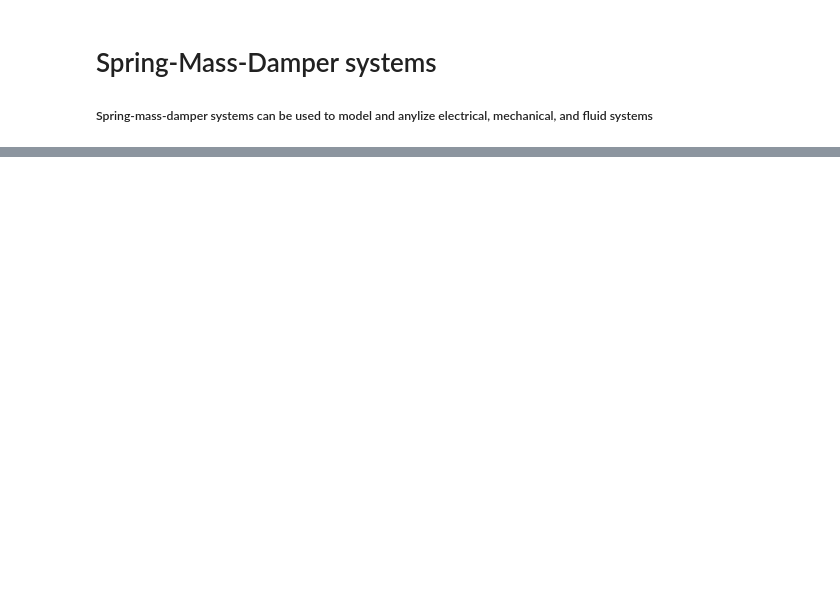
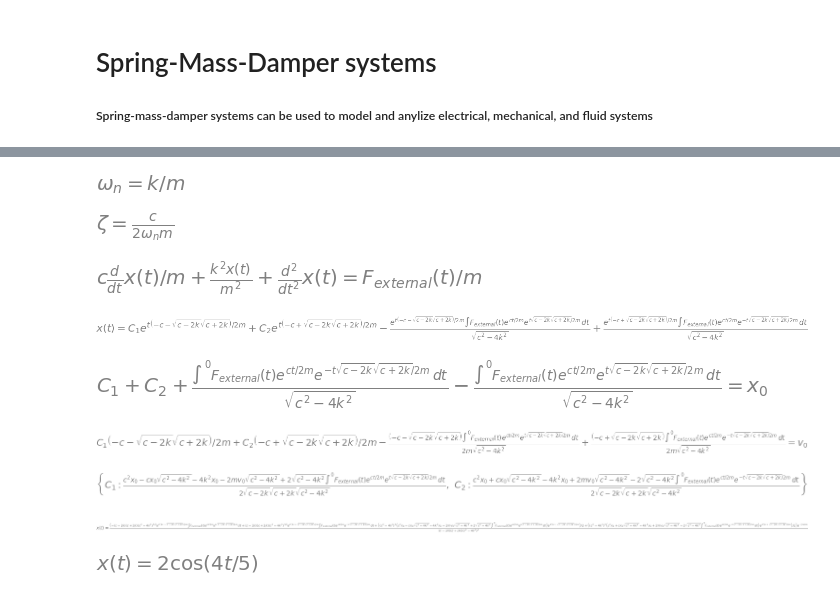
Before and after one commit to McCannDahl/Notebooks, a Jupyter notebook: Math Tutorials/4.1.1 Spring-Mass-Damper systems.ipynb, the cells around one changed output, grey strips where cells are left out. Saved outputs shown, nothing was run; the diff lists cells and outputs as text; code cells hidden in the pictures; blank space fills up the shorter version.

```diff
--- a/Math Tutorials/4.1.1 Spring-Mass-Damper systems.ipynb
+++ b/Math Tutorials/4.1.1 Spring-Mass-Damper systems.ipynb
@@ -18,0 +26,42 @@ expr.subs([(x, 2), (y, 4), (z, 0)])
+# %%
+display(Eq(natural_frequency,spring_stiffness/mass))
+display(Eq(damping_ratio,damper_stiffness/(2*mass*natural_frequency)))
+Eq1 = Eq1.subs(damping_ratio,damper_stiffness/(2*mass*natural_frequency))
+Eq1 = Eq1.subs(natural_frequency,spring_stiffness/mass)
+display(Eq1)
+# %% [output]
+[figure, added]
+[figure, added]
+[figure, added]
+# %%
+y_sl0 = dsolve(Eq1, x(t)).rhs  # take only right hand side
+display(Eq(x(t), y_sl0))
+# %% [output]
+[figure, added]
+# %%
+# Initial conditions:
+cnd0 = Eq(y_sl0.subs(t, 0), init_position)  # y(0) = a0
+cnd1 = Eq(y_sl0.diff(t).subs(t, 0), init_velocity)  # y'(0) = b0
+cnd0
+cnd1
+# %% [output]
+[figure, added]
+[figure, added]
+# %%
+#  Solve for C1, C2:
+C1, C2 = symbols("C1, C2")  # generic constants
+C1C2_sl = solve([cnd0, cnd1], (C1, C2))
+C1C2_sl
+# %% [output]
+[figure, added]
+# %%
+# Substitute back into solution:
+y_sl1 = simplify(y_sl0.subs(C1C2_sl))
+display(Eq(x(t), y_sl1))
+# %% [output]
+[figure, added]
+# %%
+ex_1 = simplify(y_sl1.subs([(F(t),0),(mass,5),(damper_stiffness,0),(spring_stiffness,4),(init_position,2),(init_velocity,0)]))
+display(Eq(x(t), ex_1))
+# %% [output]
+[figure, added]
```
Also changed, not shown: parts of 10 cells of this notebook, 4 other files.
